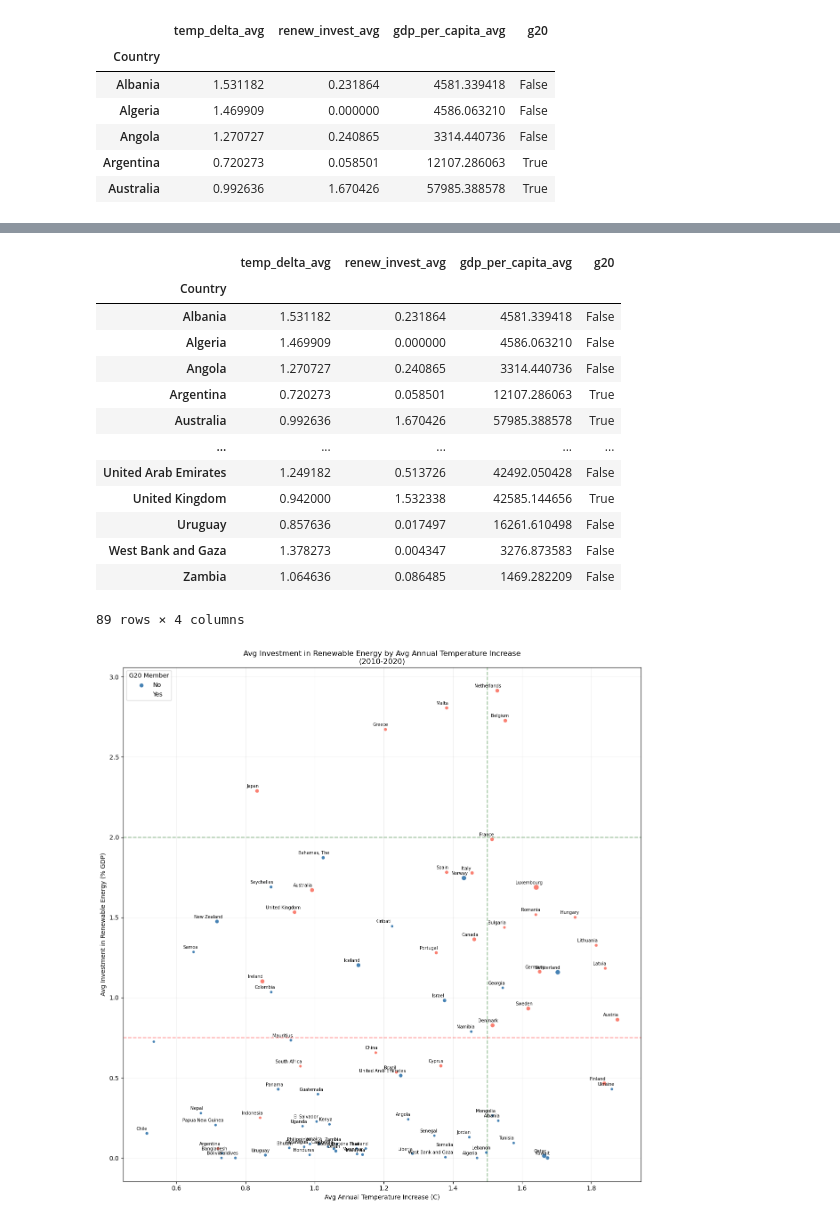
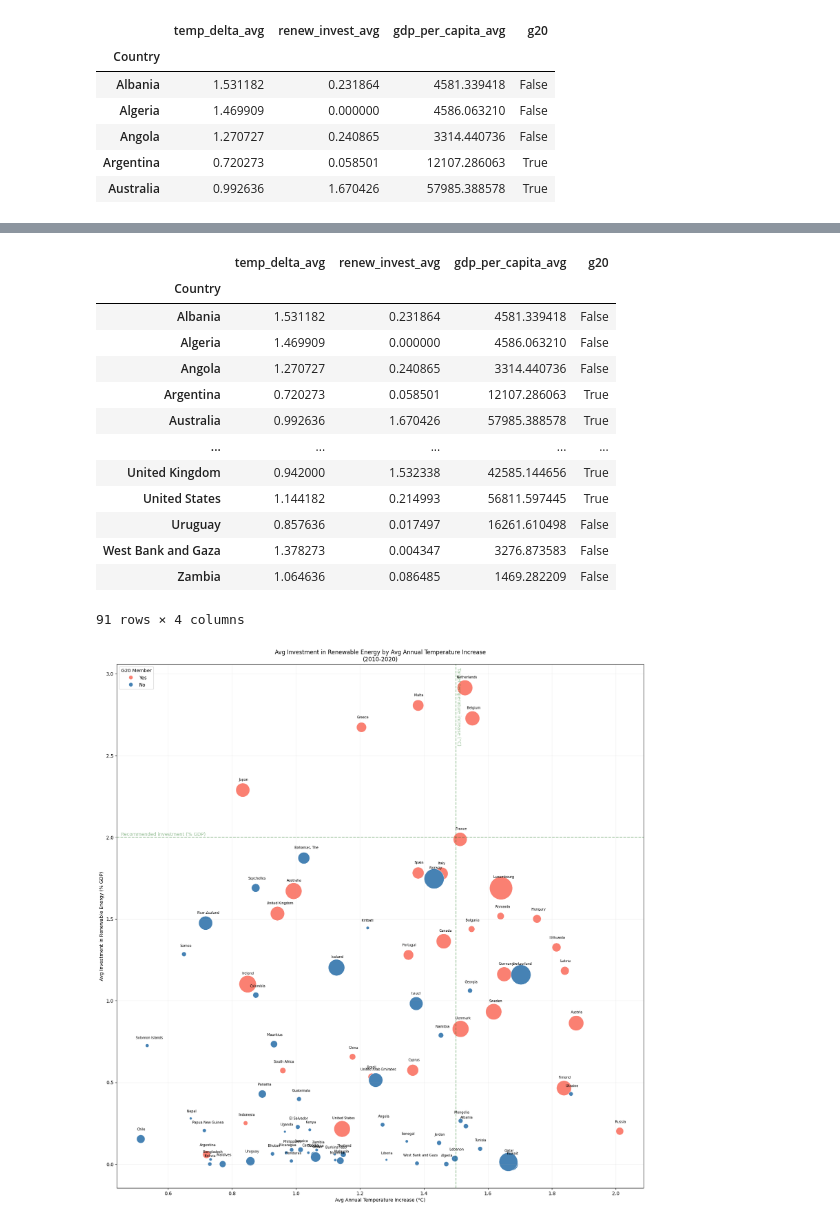
Before and after one commit to simonabors/worlddataviz, a Jupyter notebook: What_just_happened_viz.ipynb, the cells around one changed output, grey strips where cells are left out. Cells and saved outputs as stored; diff of their text form; code cells hidden in the pictures.

```diff
--- a/What_just_happened_viz.ipynb
+++ b/What_just_happened_viz.ipynb
@@ -108,0 +126,4 @@ explore = expend.groupby(['Country']).agg('sum')
+# %%
+usa = pd.read_csv('./data/USAData_RenewableInvestment_2010-2020.csv').set_index('Country')
+expend = pd.concat([expend, usa])
+expend
@@ -109,4 +145,5 @@ explore = expend.groupby(['Country']).agg('sum')
 # %%
+explore = expend
 rel = ['China', 'United States', 'Germany', 'Japan', 'Russia', 'Saudi Arabia', 'United Arab Emirates', 'United Kingdom', 'India', 'Italy', 'Spain', 'France', 'Netherlands, The', 'Canada', 'Belgium', 'Mexico', 'Denmark', 'Chile', 'Indonesia']
 explore = explore.loc[explore.index.isin(rel)]
 # %%
@@ -411,32 +475,37 @@ invest_vs_impact2
 | Argentina | 0.720273 | 0.058501 | 12107.286063 | True |
 | Australia | 0.992636 | 1.670426 | 57985.388578 | True |
 | ... | ... | ... | ... | ... |
-| United Arab Emirates | 1.249182 | 0.513726 | 42492.050428 | False |
 | United Kingdom | 0.942000 | 1.532338 | 42585.144656 | True |
+| United States | 1.144182 | 0.214993 | 56811.597445 | True |
 | Uruguay | 0.857636 | 0.017497 | 16261.610498 | False |
 | West Bank and Gaza | 1.378273 | 0.004347 | 3276.873583 | False |
 | Zambia | 1.064636 | 0.086485 | 1469.282209 | False |
-89 rows × 4 columns
+91 rows × 4 columns
 # %%
+fig, ax = plt.subplots(1, figsize=(20, 20))
 iiplot_data = invest_vs_impact2
 iiplot_data['g20'] = iiplot_data['g20'].replace({True: 'Yes', False: 'No'})
-iiplot = sns.scatterplot(data=iiplot_data, x='temp_delta_avg', y='renew_invest_avg', size='gdp_per_capita_avg', hue='g20', legend = 'full', palette = sns.color_palette(palette= ["Salmon", "SteelBlue"]), hue_order= ["Yes", "No"])
+iiplot = sns.scatterplot(data=iiplot_data, x='temp_delta_avg', y='renew_invest_avg', hue='g20', markers=True, legend = 'full', palette = sns.color_palette(palette=["Salmon", "SteelBlue"]), hue_order= ["Yes", "No"], size='gdp_per_capita_avg', sizes=((iiplot_data['gdp_per_capita_avg'].min() ** (1/2)), (iiplot_data['gdp_per_capita_avg'].max() ** (2/3))))
 iiplot.set(title = 'Avg Investment in Renewable Energy by Avg Annual Temperature Increase\n(2010-2020)',
-    xlabel='Avg Annual Temperature Increase (C)',
+    xlabel=f'Avg Annual Temperature Increase ({chr(176)}C)',
     ylabel='Avg Investment in Renewable Energy (% GDP)')
 
+salmon_legend = mlines.Line2D([], [], color='Salmon', marker='o', linestyle='None', markersize=35)
+steelblue_legend = mlines.Line2D([], [], color='SteelBlue', marker='o', linestyle='None', markersize=35)
+plt.legend(handles=[salmon_legend, steelblue_legend], labels=['Yes', 'No'], loc='upper left', title='G20 Member', markerscale=0.2)
+
 plt.grid(alpha=0.18)
-plt.legend(loc='upper left', title='G20 Member', labels=['No', 'Yes'])
+
 plt.axvline(x = 1.5, color = 'darkgreen', linestyle = '--', alpha=0.4)
+plt.annotate(f'Target temperature increase ({chr(176)}C)', (1.501, 2.565), color = 'darkgreen', alpha=0.4, rotation=270)
+
 plt.axhline(y = 2, color = 'darkgreen', linestyle = '--', alpha=0.4)
-
-# comment out this line to remove the red average investment line
-plt.axhline(y = invest_vs_impact2['renew_invest_avg'].mean(), color = 'red', linestyle = '--', alpha=0.4)
+plt.annotate('Recommended investment (% GDP)', (0.4522, 2.01), color = 'darkgreen', alpha=0.4)
 
 for i, txt in enumerate(invest_vs_impact2.index):
-    plt.annotate(txt, (invest_vs_impact2['temp_delta_avg'][i] - (0.006 * len(txt)), invest_vs_impact2['renew_invest_avg'][i] + 0.02), fontsize=7)
+    plt.annotate(txt, (invest_vs_impact2['temp_delta_avg'][i] - (0.0024 * len(txt)), invest_vs_impact2['renew_invest_avg'][i] + (0.0055 * np.log(iiplot_data.iloc[i]['gdp_per_capita_avg']))), fontsize=7)
 
-plt.rcParams['figure.figsize'] = [15, 15]
+plt.savefig('PosterSubmission.svg', format='svg')
 plt.show()
 # %% [output]
-[figure, old version]
+[figure, new version]
```
Also changed, not shown: parts of 14 cells of this notebook, 4 other files.
